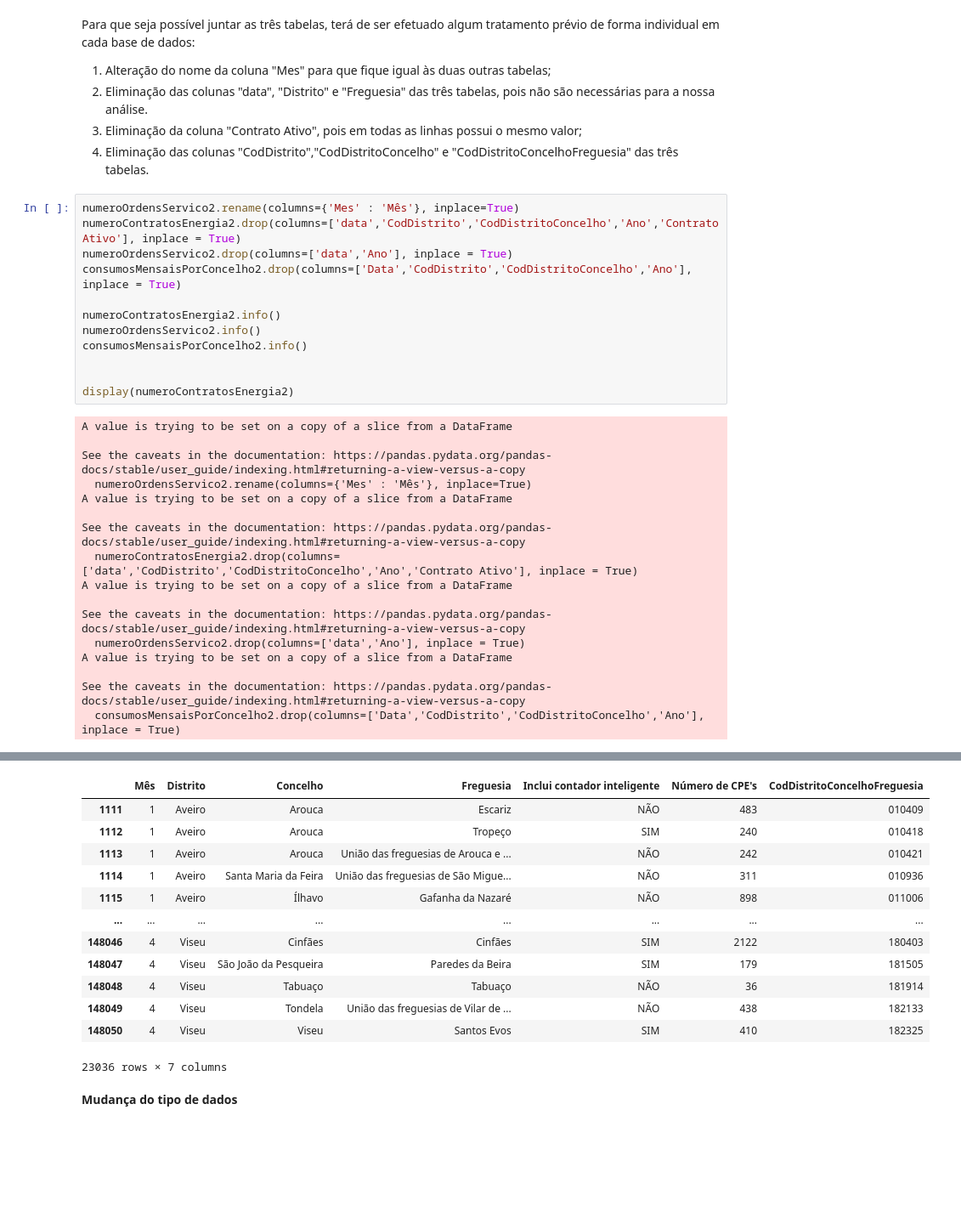
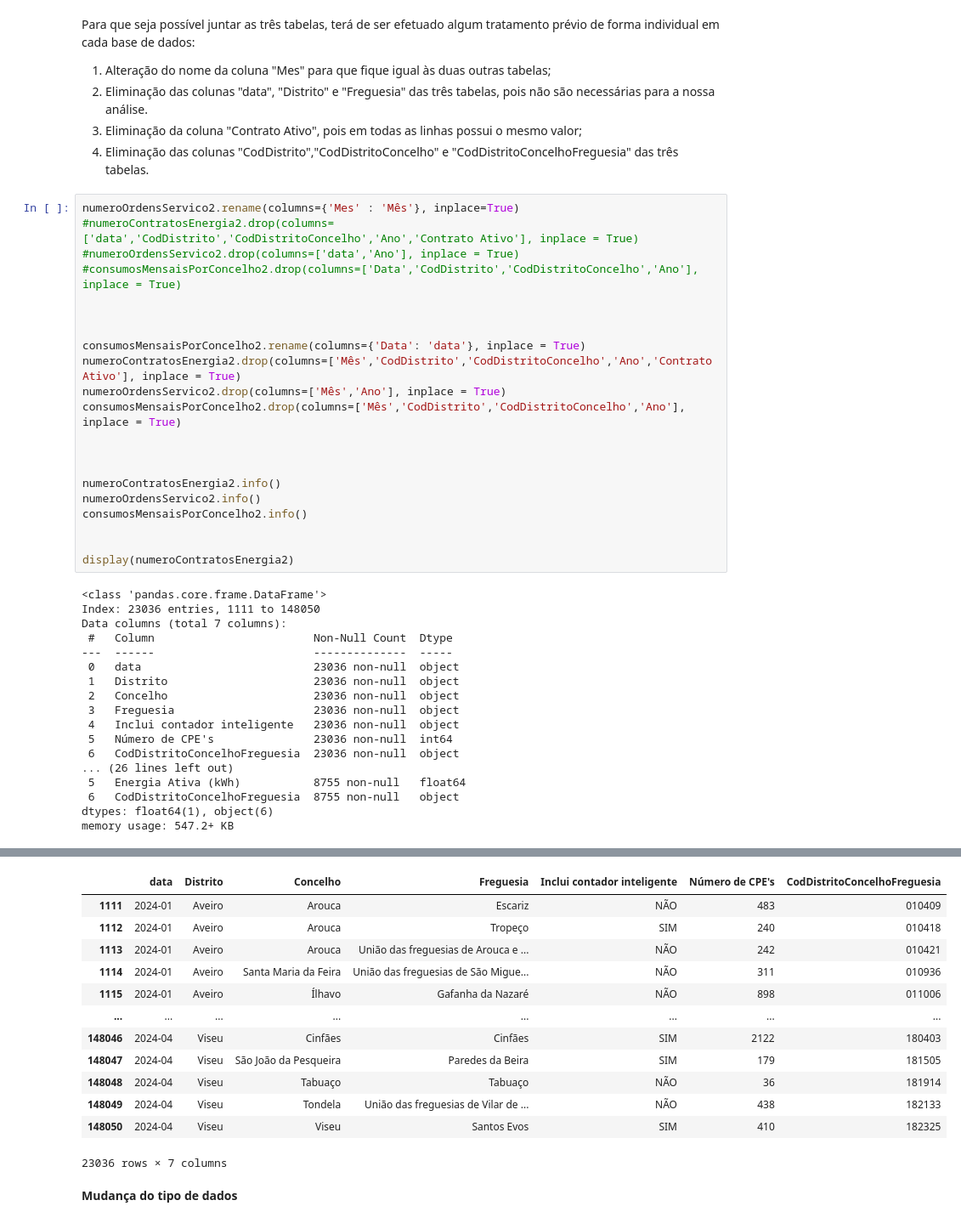
Before and after one commit to RafaelGesero/DECDProject, a Jupyter notebook: ProjetoDECD_Grupo20.ipynb, the cells around one changed output, grey strips where cells are left out. Shown at 85% size. Saved outputs shown, nothing was run; the diff lists cells and outputs as text; blank space fills up the shorter version.

```diff
--- a/ProjetoDECD_Grupo20.ipynb
+++ b/ProjetoDECD_Grupo20.ipynb
@@ -245,9 +245,18 @@ Para que seja possível juntar as três tabelas, terá de ser efetuado algum tra
 4. Eliminação das colunas "CodDistrito","CodDistritoConcelho" e "CodDistritoConcelhoFreguesia" das três tabelas.
 # %%
 numeroOrdensServico2.rename(columns={'Mes' : 'Mês'}, inplace=True)
-numeroContratosEnergia2.drop(columns=['data','CodDistrito','CodDistritoConcelho','Ano','Contrato Ativo'], inplace = True)
-numeroOrdensServico2.drop(columns=['data','Ano'], inplace = True)
-consumosMensaisPorConcelho2.drop(columns=['Data','CodDistrito','CodDistritoConcelho','Ano'], inplace = True)
+#numeroContratosEnergia2.drop(columns=['data','CodDistrito','CodDistritoConcelho','Ano','Contrato Ativo'], inplace = True)
+#numeroOrdensServico2.drop(columns=['data','Ano'], inplace = True)
+#consumosMensaisPorConcelho2.drop(columns=['Data','CodDistrito','CodDistritoConcelho','Ano'], inplace = True)
+
+
+
+consumosMensaisPorConcelho2.rename(columns={'Data': 'data'}, inplace = True)
+numeroContratosEnergia2.drop(columns=['Mês','CodDistrito','CodDistritoConcelho','Ano','Contrato Ativo'], inplace = True)
+numeroOrdensServico2.drop(columns=['Mês','Ano'], inplace = True)
+consumosMensaisPorConcelho2.drop(columns=['Mês','CodDistrito','CodDistritoConcelho','Ano'], inplace = True)
+
+
 
 numeroContratosEnergia2.info()
 numeroOrdensServico2.info()
@@ -256,19 +265,20 @@ consumosMensaisPorConcelho2.info()
 
 display(numeroContratosEnergia2)
 # %% [output]
-A value is trying to be set on a copy of a slice from a DataFrame
-
-See the caveats in the documentation: https://pandas.pydata.org/pandas-docs/stable/user_guide/indexing.html#returning-a-view-versus-a-copy
-  numeroOrdensServico2.rename(columns={'Mes' : 'Mês'}, inplace=True)
-A value is trying to be set on a copy of a slice from a DataFrame
-
-See the caveats in the documentation: https://pandas.pydata.org/pandas-docs/stable/user_guide/indexing.html#returning-a-view-versus-a-copy
-  numeroContratosEnergia2.drop(columns=['data','CodDistrito','CodDistritoConcelho','Ano','Contrato Ativo'], inplace = True)
-A value is trying to be set on a copy of a slice from a DataFrame
-
-See the caveats in the documentation: https://pandas.pydata.org/pandas-docs/stable/user_guide/indexing.html#returning-a-view-versus-a-copy
-  numeroOrdensServico2.drop(columns=['data','Ano'], inplace = True)
-A value is trying to be set on a copy of a slice from a DataFrame
-
-See the caveats in the documentation: https://pandas.pydata.org/pandas-docs/stable/user_guide/indexing.html#returning-a-view-versus-a-copy
-  consumosMensaisPorConcelho2.drop(columns=['Data','CodDistrito','CodDistritoConcelho','Ano'], inplace = True)
+<class 'pandas.core.frame.DataFrame'>
+Index: 23036 entries, 1111 to 148050
+Data columns (total 7 columns):
+ #   Column                        Non-Null Count  Dtype
+---  ------                        --------------  -----
+ 0   data                          23036 non-null  object
+ 1   Distrito                      23036 non-null  object
+ 2   Concelho                      23036 non-null  object
+ 3   Freguesia                     23036 non-null  object
+ 4   Inclui contador inteligente   23036 non-null  object
+ 5   Número de CPE's               23036 non-null  int64
+ 6   CodDistritoConcelhoFreguesia  23036 non-null  object
+... (26 lines left out)
+ 5   Energia Ativa (kWh)           8755 non-null   float64
+ 6   CodDistritoConcelhoFreguesia  8755 non-null   object
+dtypes: float64(1), object(6)
+memory usage: 547.2+ KB
@@ -292,15 +305,15 @@ memory usage: 547.2+ KB
-|  | Mês | Distrito | Concelho | Freguesia | Inclui contador inteligente | Número de CPE's | CodDistritoConcelhoFreguesia |
-| 1111 | 1 | Aveiro | Arouca | Escariz | NÃO | 483 | 010409 |
-| 1112 | 1 | Aveiro | Arouca | Tropeço | SIM | 240 | 010418 |
-| 1113 | 1 | Aveiro | Arouca | União das freguesias de Arouca e ... | NÃO | 242 | 010421 |
-| 1114 | 1 | Aveiro | Santa Maria da Feira | União das freguesias de São Migue... | NÃO | 311 | 010936 |
-| 1115 | 1 | Aveiro | Ílhavo | Gafanha da Nazaré | NÃO | 898 | 011006 |
+|  | data | Distrito | Concelho | Freguesia | Inclui contador inteligente | Número de CPE's | CodDistritoConcelhoFreguesia |
+| 1111 | 2024-01 | Aveiro | Arouca | Escariz | NÃO | 483 | 010409 |
+| 1112 | 2024-01 | Aveiro | Arouca | Tropeço | SIM | 240 | 010418 |
+| 1113 | 2024-01 | Aveiro | Arouca | União das freguesias de Arouca e ... | NÃO | 242 | 010421 |
+| 1114 | 2024-01 | Aveiro | Santa Maria da Feira | União das freguesias de São Migue... | NÃO | 311 | 010936 |
+| 1115 | 2024-01 | Aveiro | Ílhavo | Gafanha da Nazaré | NÃO | 898 | 011006 |
 | ... | ... | ... | ... | ... | ... | ... | ... |
-| 148046 | 4 | Viseu | Cinfães | Cinfães | SIM | 2122 | 180403 |
-| 148047 | 4 | Viseu | São João da Pesqueira | Paredes da Beira | SIM | 179 | 181505 |
-| 148048 | 4 | Viseu | Tabuaço | Tabuaço | NÃO | 36 | 181914 |
-| 148049 | 4 | Viseu | Tondela | União das freguesias de Vilar de ... | NÃO | 438 | 182133 |
-| 148050 | 4 | Viseu | Viseu | Santos Evos | SIM | 410 | 182325 |
+| 148046 | 2024-04 | Viseu | Cinfães | Cinfães | SIM | 2122 | 180403 |
+| 148047 | 2024-04 | Viseu | São João da Pesqueira | Paredes da Beira | SIM | 179 | 181505 |
+| 148048 | 2024-04 | Viseu | Tabuaço | Tabuaço | NÃO | 36 | 181914 |
+| 148049 | 2024-04 | Viseu | Tondela | União das freguesias de Vilar de ... | NÃO | 438 | 182133 |
+| 148050 | 2024-04 | Viseu | Viseu | Santos Evos | SIM | 410 | 182325 |
 23036 rows × 7 columns
 # %% [markdown]
 **Mudança do tipo de dados**
```
Also changed, not shown: parts of 20 cells of this notebook.
